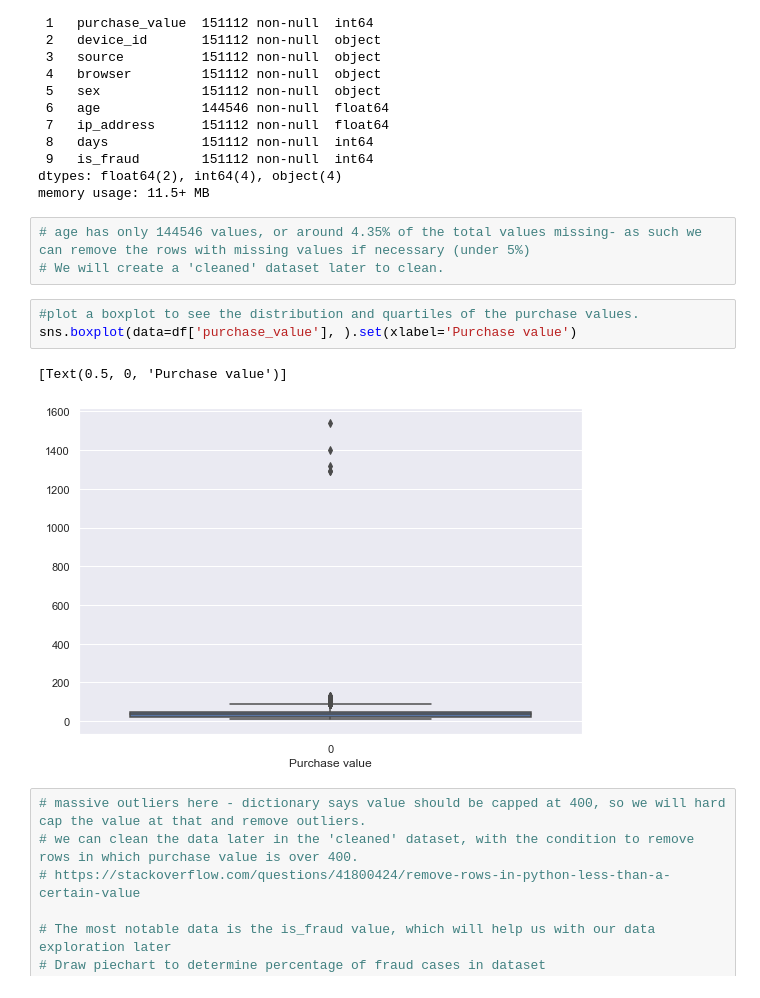
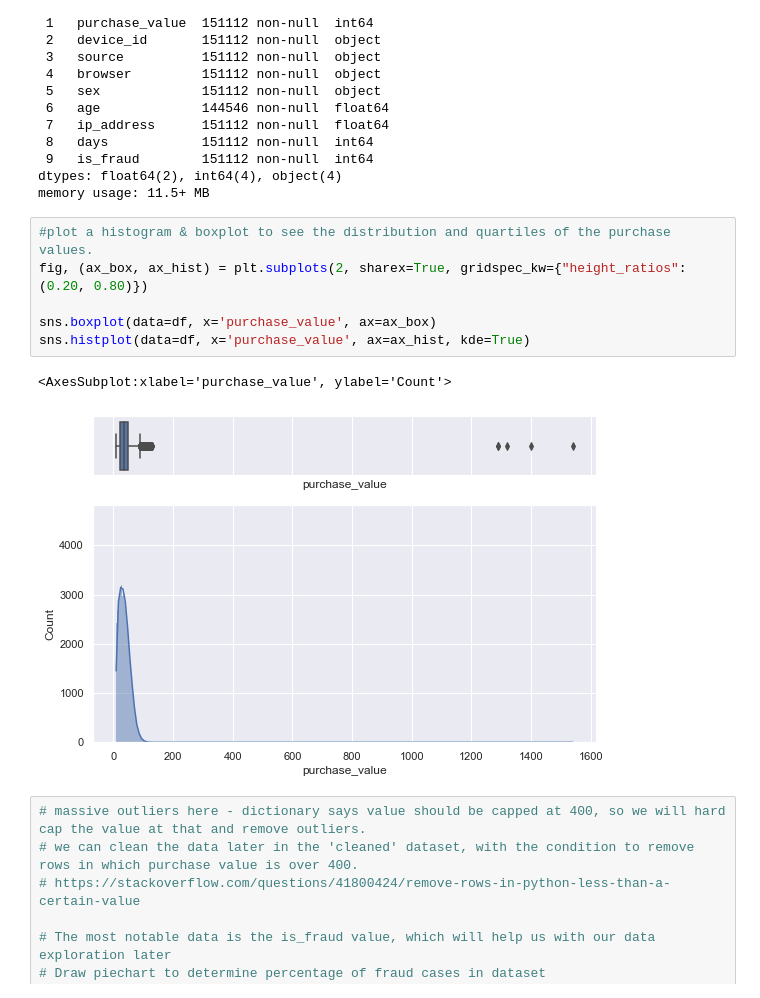
Before and after one commit to TeoTzeShuen/school, a Jupyter notebook: Individual Project/project.ipynb, the cells around one changed output. Cells and saved outputs as stored; diff of their text form.

```diff
--- a/Individual Project/project.ipynb
+++ b/Individual Project/project.ipynb
@@ -57,15 +57,15 @@ Data columns (total 10 columns):
  9   is_fraud        151112 non-null  int64
 dtypes: float64(2), int64(4), object(4)
 memory usage: 11.5+ MB
-# %%
-# age has only 144546 values, or around 4.35% of the total values missing- as such we can remove the rows with missing values if necessary (under 5%)
-# We will create a 'cleaned' dataset later to clean.
 # %%
-#plot a boxplot to see the distribution and quartiles of the purchase values.
-sns.boxplot(data=df['purchase_value'], ).set(xlabel='Purchase value')
+#plot a histogram & boxplot to see the distribution and quartiles of the purchase values.
+fig, (ax_box, ax_hist) = plt.subplots(2, sharex=True, gridspec_kw={"height_ratios": (0.20, 0.80)})
+
+sns.boxplot(data=df, x='purchase_value', ax=ax_box)
+sns.histplot(data=df, x='purchase_value', ax=ax_hist, kde=True)
 # %% [output]
-[Text(0.5, 0, 'Purchase value')]
+<AxesSubplot:xlabel='purchase_value', ylabel='Count'>
-[figure, old version]
+[figure, new version]
 # %%
 # massive outliers here - dictionary says value should be capped at 400, so we will hard cap the value at that and remove outliers.
 # we can clean the data later in the 'cleaned' dataset, with the condition to remove rows in which purchase value is over 400.
```
Also changed, not shown: parts of 10 cells of this notebook.
